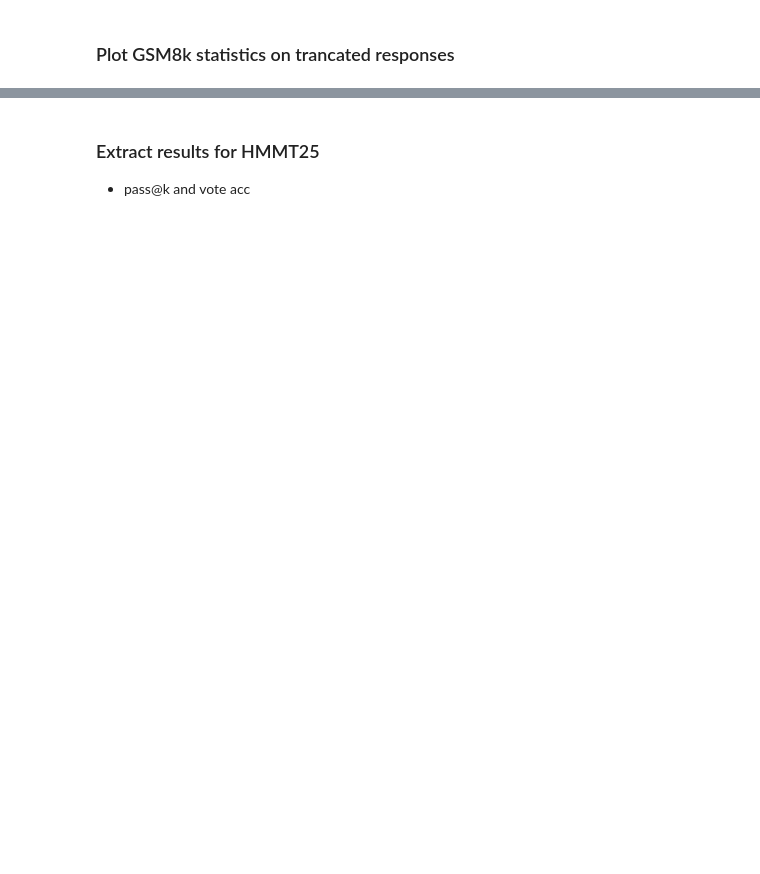
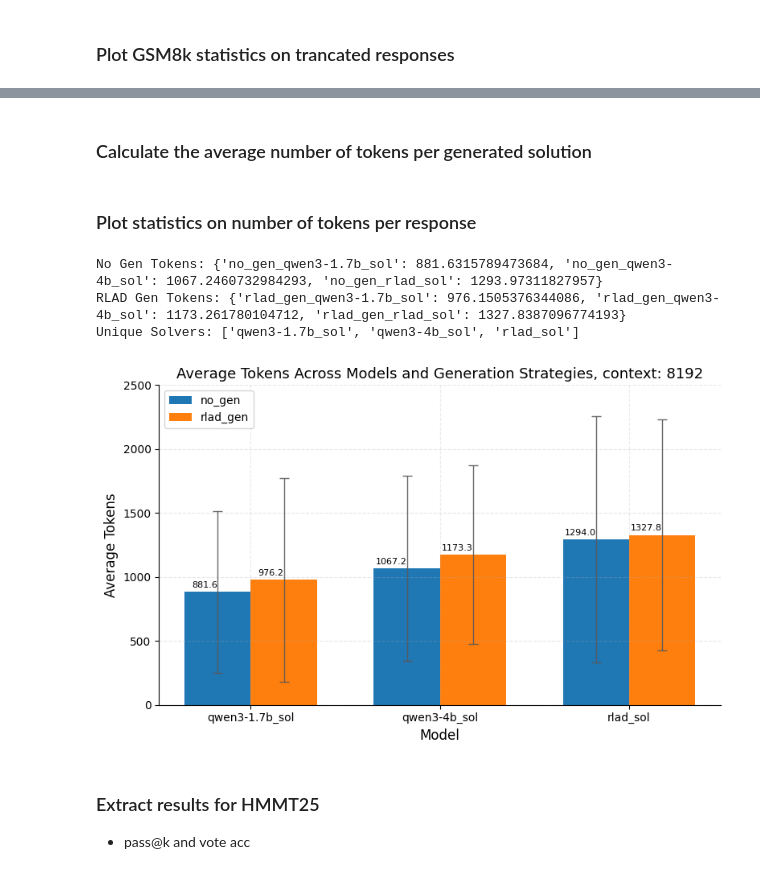
Before and after one commit to AmelxJamal/RLAD, a Jupyter notebook: notebooks/visualize_results.ipynb, the cells around one changed output, grey strips where cells are left out. Saved outputs shown, nothing was run; the diff lists cells and outputs as text; code cells hidden in the pictures; blank space fills up the shorter version.

```diff
--- a/notebooks/visualize_results.ipynb
+++ b/notebooks/visualize_results.ipynb
@@ -128,0 +157,2 @@ Unique Solvers: ['qwen3-1.7b_sol', 'qwen3-4b_sol', 'rlad_sol']
+# %% [markdown]
+### Calculate the average number of tokens per generated solution
@@ -129,3 +181,73 @@ Unique Solvers: ['qwen3-1.7b_sol', 'qwen3-4b_sol', 'rlad_sol']
+# %% [markdown]
+### Plot statistics on number of tokens per response
+# %%
+num_examples = results["selected"]["n_total"]
+
+no_gen_toks = {pipe: np.mean([n_toks for n_toks, _ in toks_counts[pipe]]) for pipe in toks_counts if "no_gen" in pipe}
+
+rlad_gen_toks = {pipe: np.mean([n_toks for n_toks, _ in toks_counts[pipe]]) for pipe in toks_counts if "rlad_gen" in pipe}
+
+no_gen_toks_stds = {pipe: np.std([n_toks for n_toks, _ in toks_counts[pipe]]) for pipe in toks_counts if "no_gen" in pipe}
+
+rlad_gen_toks_stds = {pipe: np.std([n_toks for n_toks, _ in toks_counts[pipe]]) for pipe in toks_counts if "rlad_gen" in pipe}
+
+
+print("No Gen Tokens:", no_gen_toks)
+print("RLAD Gen Tokens:", rlad_gen_toks)
+
+# Create plots directory if it doesn't exist
+os.makedirs("../plots/", exist_ok=True)
+
+# Plot settings
+unique_solvers = sorted(list({mod.replace("no_gen_", "") for mod in no_gen_toks.keys()}))
+
+print("Unique Solvers:", unique_solvers)
+x = np.arange(len(models) // 2)
+width = 0.35
+
+
+plt.figure(figsize=(8, 5))
+
+error_kw = dict(
+    ecolor="0.35",
+    elinewidth=1.0,
+    capthick=1.0,
+    alpha=0.9
+)
+
+bars1 = plt.bar(x - width/2, list(no_gen_toks.values()), width,  yerr=list(no_gen_toks_stds.values()), capsize=4, error_kw= error_kw, label="no_gen")
+bars2 = plt.bar(x + width/2, list(rlad_gen_toks.values()), width, yerr=list(rlad_gen_toks_stds.values()), capsize=4, error_kw= error_kw, label="rlad_gen")
+
+# Labels & styling
+plt.ylabel("Average Tokens")
+plt.xlabel("Model")
+plt.title(f"Average Tokens Across Models and Generation Strategies, context: {results['gen_cfg']['max_context_tokens']}")
+plt.xticks(x, unique_solvers)
+plt.ylim(0, 2500.0)
+plt.legend()
+
+# Annotate bars with percentages
+for bars in (bars1, bars2):
+    for bar in bars:
+        height = bar.get_height()
+        plt.text(
+            bar.get_x() + bar.get_width() / 2,
+            height + 20,
+            f"{height:.1f}",
+            ha="right",
+            va="bottom",
+            fontsize= 8
+        )
+plt.grid(True, axis="y", alpha=0.3)
+
+plt.savefig("../plots/gsm8k_average_tokens_comparison.png", dpi=300, bbox_inches='tight')
+plt.tight_layout()
+plt.show()
+# %% [output]
+No Gen Tokens: {'no_gen_qwen3-1.7b_sol': 881.6315789473684, 'no_gen_qwen3-4b_sol': 1067.2460732984293, 'no_gen_rlad_sol': 1293.97311827957}
+RLAD Gen Tokens: {'rlad_gen_qwen3-1.7b_sol': 976.1505376344086, 'rlad_gen_qwen3-4b_sol': 1173.261780104712, 'rlad_gen_rlad_sol': 1327.8387096774193}
+Unique Solvers: ['qwen3-1.7b_sol', 'qwen3-4b_sol', 'rlad_sol']
+[figure, added]
 # %% [markdown]
 ### Extract results for HMMT25
 * pass@k and vote acc
```
Also changed, not shown: parts of 9 cells of this notebook, 9 other files.
